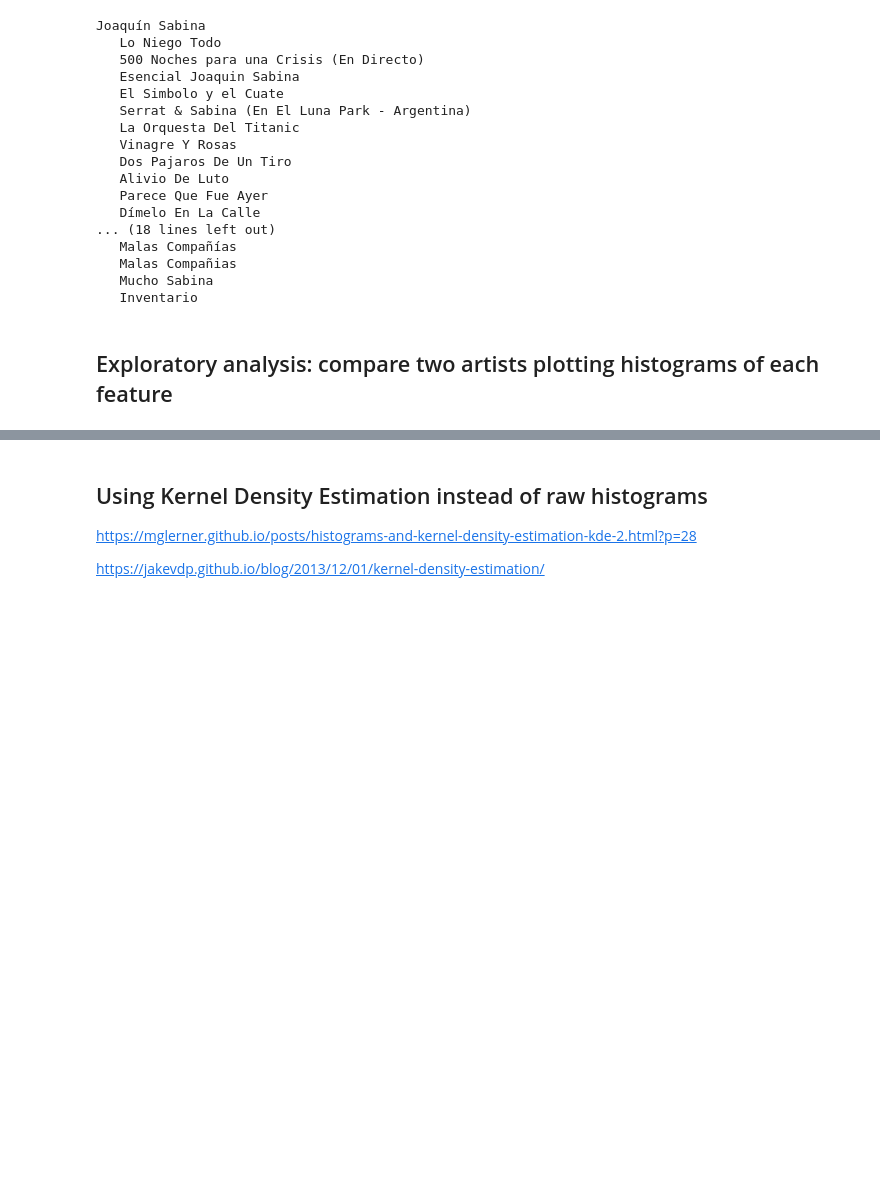
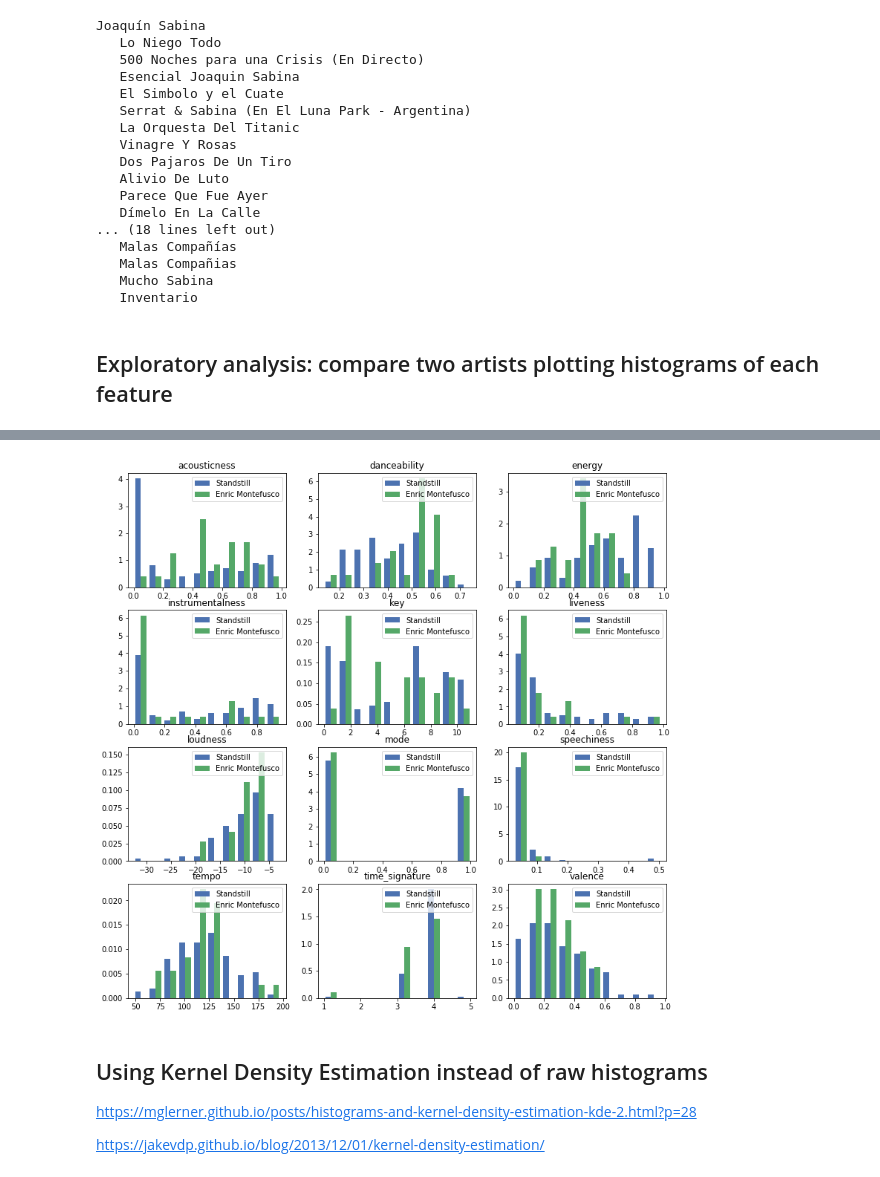
Before and after one commit to eduardbonada/festivals2018, a Jupyter notebook: Explore Audio Features.ipynb, the cells around one changed output, grey strips where cells are left out. Drawn from its saved outputs; the diff is of its cells as text; code cells hidden in the pictures; blank space fills up the shorter version.

```diff
--- a/Explore Audio Features.ipynb
+++ b/Explore Audio Features.ipynb
@@ -187,7 +185,7 @@ tracks = tracks[['artist_name', 'artist_popularity','artist_followers',\
 # %% [markdown]
 ## Exploratory analysis: compare two artists plotting histograms of each feature
 # %%
-artists_to_compare = ['Pau Vallvé','Bon Iver']
+artists_to_compare = ['Standstill','Enric Montefusco']
 
 features = ['acousticness','danceability','energy','instrumentalness','key','liveness',\
             'loudness', 'mode', 'speechiness', 'tempo', 'time_signature', 'valence']
@@ -215,3 +211,4 @@ for f in features:
+[figure, added]
 # %% [markdown]
 ## Using Kernel Density Estimation instead of raw histograms
 
```
Also changed, not shown: parts of 4 cells of this notebook, 3 other files.
